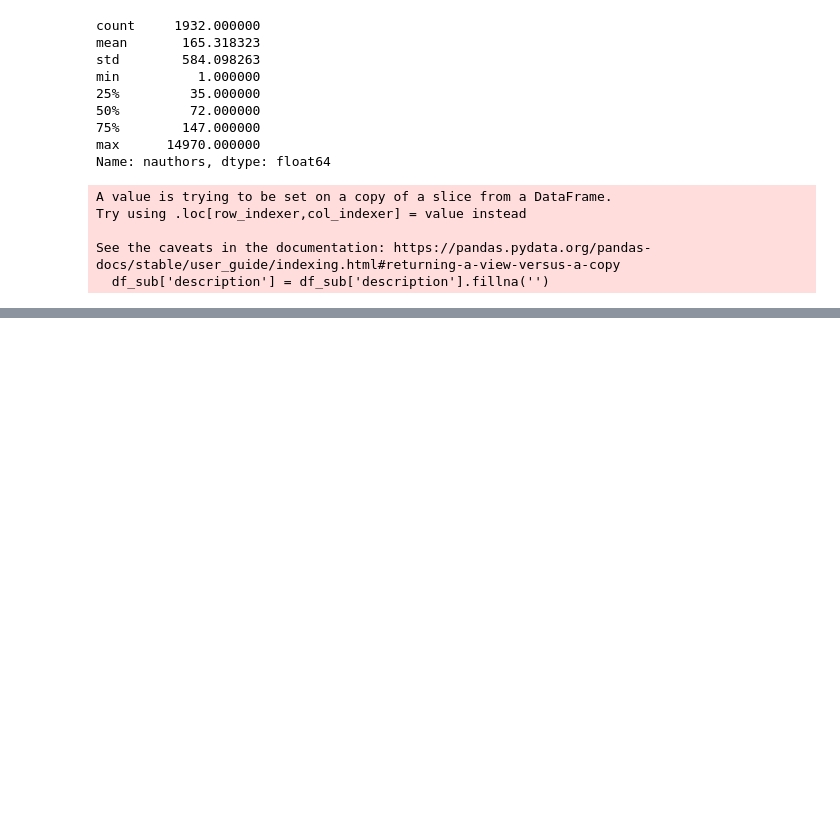
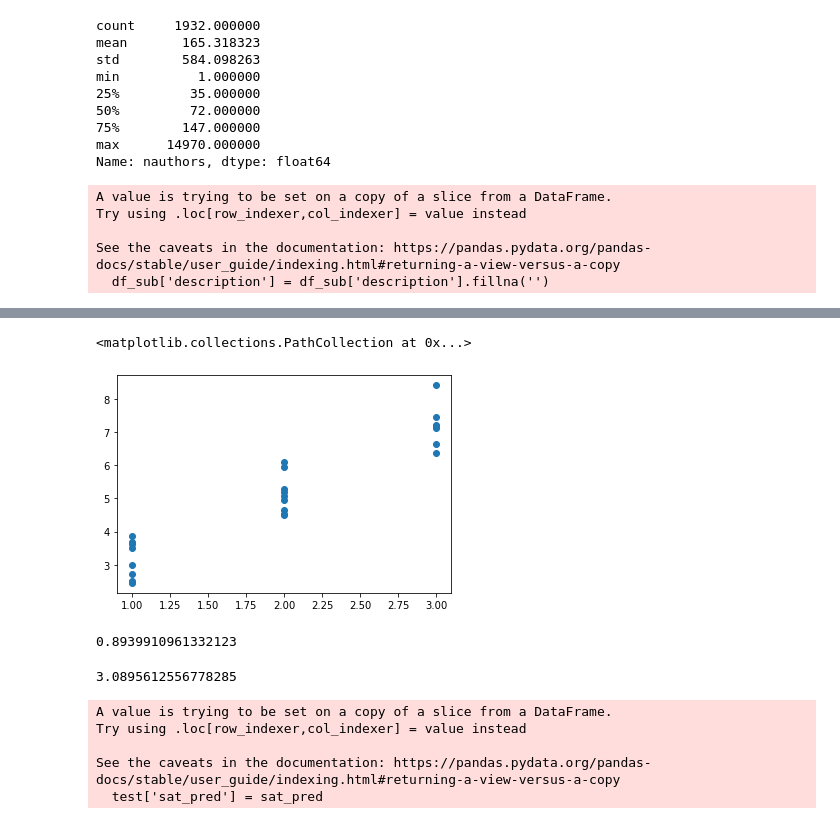
Before and after one commit to ssayce0511/Recommendation-System, a Jupyter notebook: OS_Rec.ipynb, the cells around one changed output, grey strips where cells are left out. Saved outputs shown, nothing was run; the diff lists cells and outputs as text; code cells hidden in the pictures; blank space fills up the shorter version.

```diff
--- a/OS_Rec.ipynb
+++ b/OS_Rec.ipynb
@@ -213,10 +216,24 @@ def query_user(df=df_sub):
 
     return result
 # %%
-def OS_REC():
+def OS_REC(language, community, resp):
     # store results from knowledge rec
-    knowledge = query_user()
+    knowledge = query_user(language=language, community=community, resp=resp)
 
+    # set up author guidelines for satisfaction calculation
+    # ****FIXME ***** we want to add condition to determine probability distribution
+    if (community == 3):
+        mina = 0
+        maxa = 50
+        mean = 7
+    elif (community == 2):
+        mina = 50
+        maxa = 150
+        mean = 5
+    else:
+        mina = 100
+        maxa = 100000000
+        mean = 3
     word_matches = []
     for i in range(10):
         # get content based rec for each query result
@@ -230,4 +247,11 @@ def OS_REC():
     final_df = pd.concat([word_matches, knowledge])
     # rank based on forks, prioritize smaller projects
     hello = final_df.sort_values(['nforks'], ascending=True)
-    return hello.head(10)
+    results = hello.head(10)
+
+    # Get outcome satisfaction
+    scores = norm.rvs(size=10, loc=mean, scale=2)
+    satisfaction = scores.mean()
+        # Now we are going to assign a random 1-10 value from our predetermined distribution.
+        # Assign each result a "rating" and then average for the final satisfaction
+    return satisfaction
@@ -259,0 +280,10 @@ test = users.iloc[25:]
+# %%
+# generate satisfaction column
+new_col = []
+for i in range(len(users)):
+    lang = users.iloc[i]['Lang']
+    ex = users.iloc[i]['Ex']
+    resp = users.iloc[i]['Resp']
+    sat = OS_REC(lang, ex, resp)
+    new_col.append(sat)
+users['sat_actual'] = new_col
@@ -259,0 +310,10 @@ test = users.iloc[25:]
+# %%
+# training data
+train = users.iloc[:25]
+x_train = train['Ex']
+y_train = train['sat_actual']
+
+plt.scatter(x_train, y_train)
+# %% [output]
+<matplotlib.collections.PathCollection at 0x...>
+[figure, added]
@@ -259,0 +322,25 @@ test = users.iloc[25:]
+# %%
+from sklearn.metrics import r2_score
+print(r2_score(y_train, mymodel(x_train)))
+# %% [output]
+0.8939910961332123
+# %%
+hi = mymodel(1)
+hi
+# %% [output]
+3.0895612556778285
+# %%
+# testing set
+test = users.iloc[25:]
+sat_pred = []
+for i in range(len(test)):
+    ex = test.iloc[i]['Ex']
+    prediction = mymodel(ex)
+    sat_pred.append(prediction)
+test['sat_pred'] = sat_pred
+# %% [output]
+A value is trying to be set on a copy of a slice from a DataFrame.
+Try using .loc[row_indexer,col_indexer] = value instead
+
+See the caveats in the documentation: https://pandas.pydata.org/pandas-docs/stable/user_guide/indexing.html#returning-a-view-versus-a-copy
+  test['sat_pred'] = sat_pred
```
Also changed, not shown: parts of 15 cells of this notebook.
